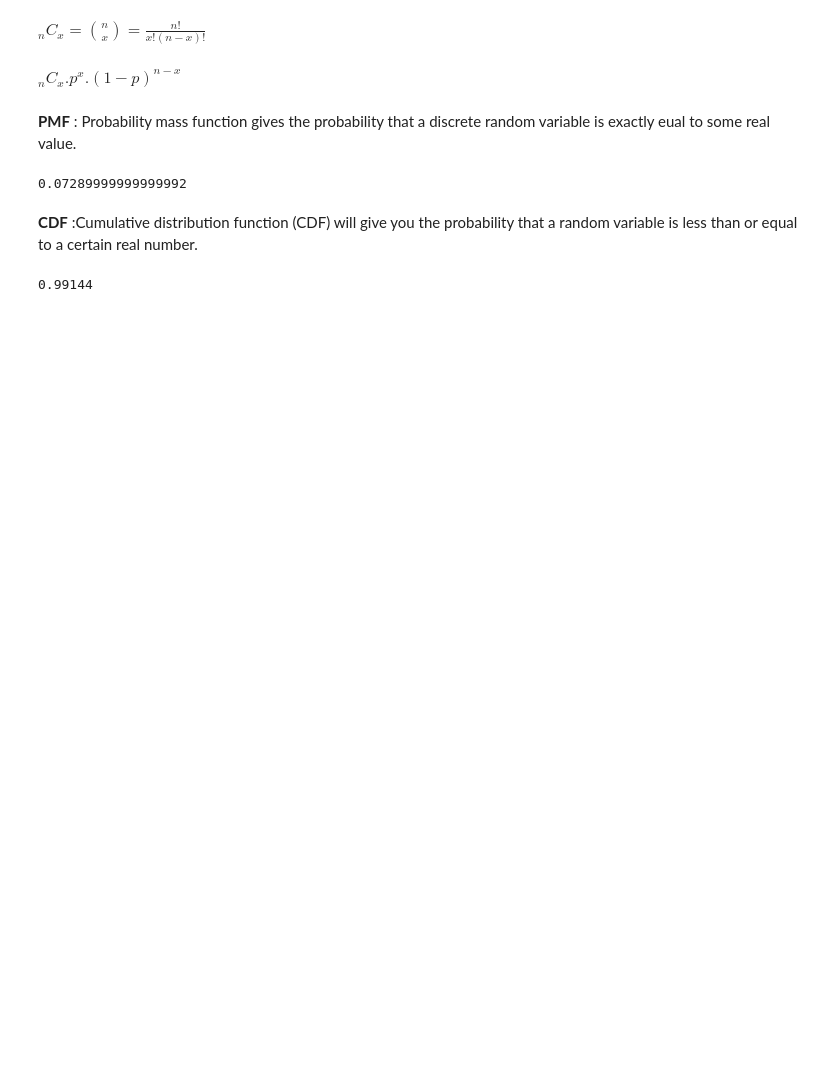
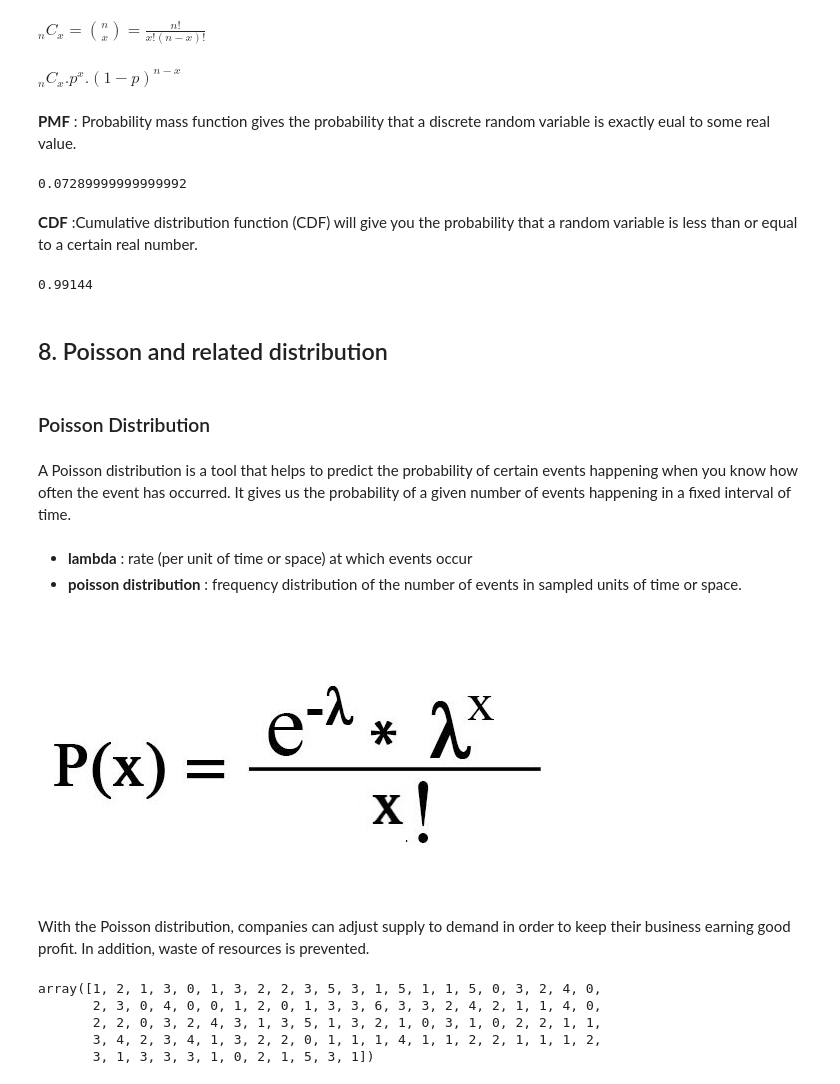
Before and after one commit to chikoungoun/Practical-Stats-for-DS, a Jupyter notebook: PS for DS - Chap 2.ipynb, the cells around one changed output. Cells and saved outputs as stored; diff of their text form; code cells hidden in the pictures; blank space fills up the shorter version.

Commit message:
Poisson distribution

```diff
--- a/PS for DS - Chap 2.ipynb
+++ b/PS for DS - Chap 2.ipynb
@@ -368,3 +368,30 @@ print(stats.binom.pmf(2,n=5,p=0.1))
 print(stats.binom.cdf(2,n=5,p=0.1))
 # %% [output]
 0.99144
+# %% [markdown]
+## 8. Poisson and related distribution
+# %% [markdown]
+### Poisson Distribution
+# %% [markdown]
+A Poisson distribution is a tool that helps to predict the probability of certain events happening when you know how often the event has occurred. It gives us the probability of a given number of events happening in a fixed interval of time.
+# %% [markdown]
+* **lambda** : rate (per unit of time or space) at which events occur
+* **poisson distribution** : frequency distribution of the number of events in sampled units of time or space.
+# %%
+from IPython.display import Image
+Image(filename='media//Poisson-Distribution-Formula.jpg')
+# %% [output]
+[figure, added]
+# %% [markdown]
+With the Poisson distribution, companies can adjust supply to demand in order to keep their business earning good profit. In addition, waste of resources is prevented.
+# %%
+#generate random numbers from a poisson dist
+# lamba = 2, sample size = 100
+sample = stats.poisson.rvs(2,size =100)
+sample
+# %% [output]
+array([1, 2, 1, 3, 0, 1, 3, 2, 2, 3, 5, 3, 1, 5, 1, 1, 5, 0, 3, 2, 4, 0,
+       2, 3, 0, 4, 0, 0, 1, 2, 0, 1, 3, 3, 6, 3, 3, 2, 4, 2, 1, 1, 4, 0,
+       2, 2, 0, 3, 2, 4, 3, 1, 3, 5, 1, 3, 2, 1, 0, 3, 1, 0, 2, 2, 1, 1,
+       3, 4, 2, 3, 4, 1, 3, 2, 2, 0, 1, 1, 1, 4, 1, 1, 2, 2, 1, 1, 1, 2,
+       3, 1, 3, 3, 3, 1, 0, 2, 1, 5, 3, 1])
```
Also changed, not shown: parts of 9 cells of this notebook.
